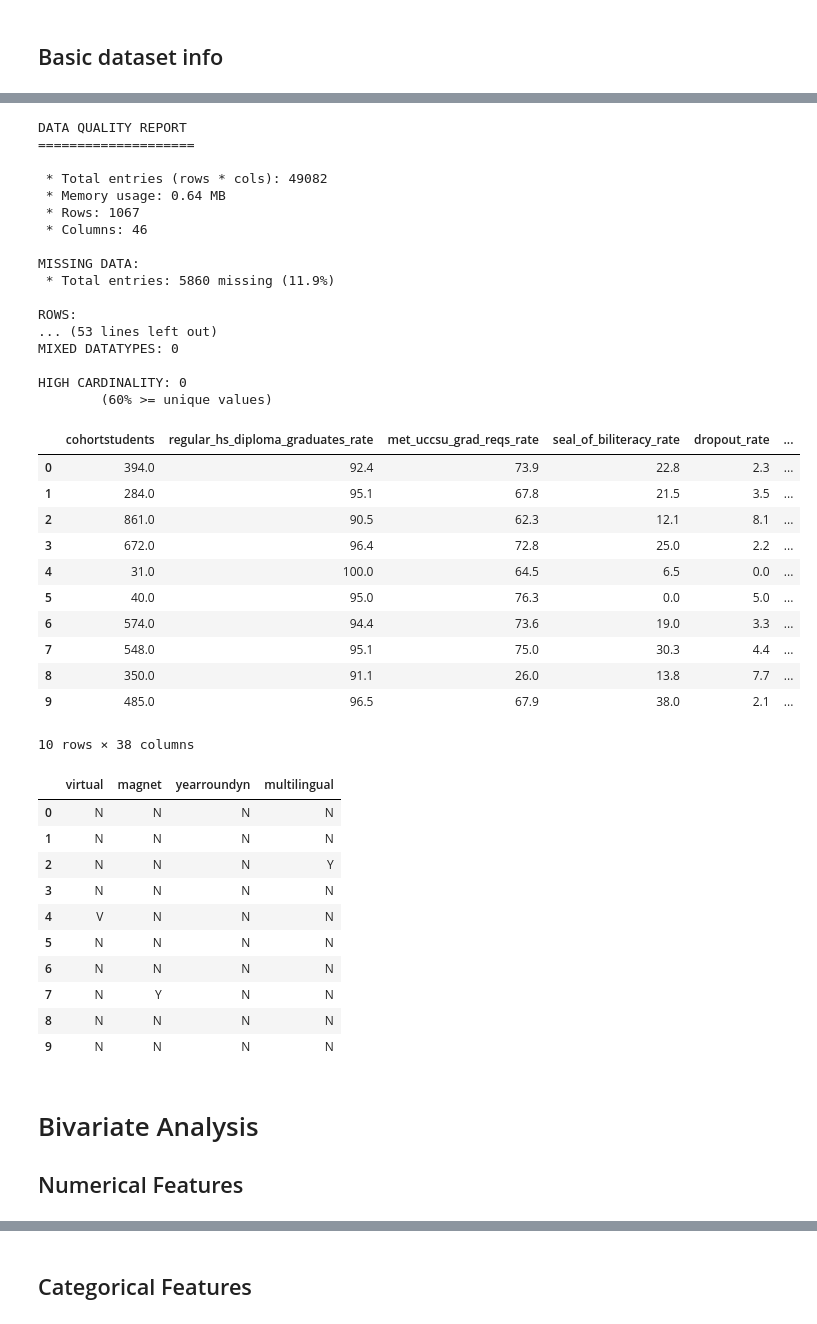
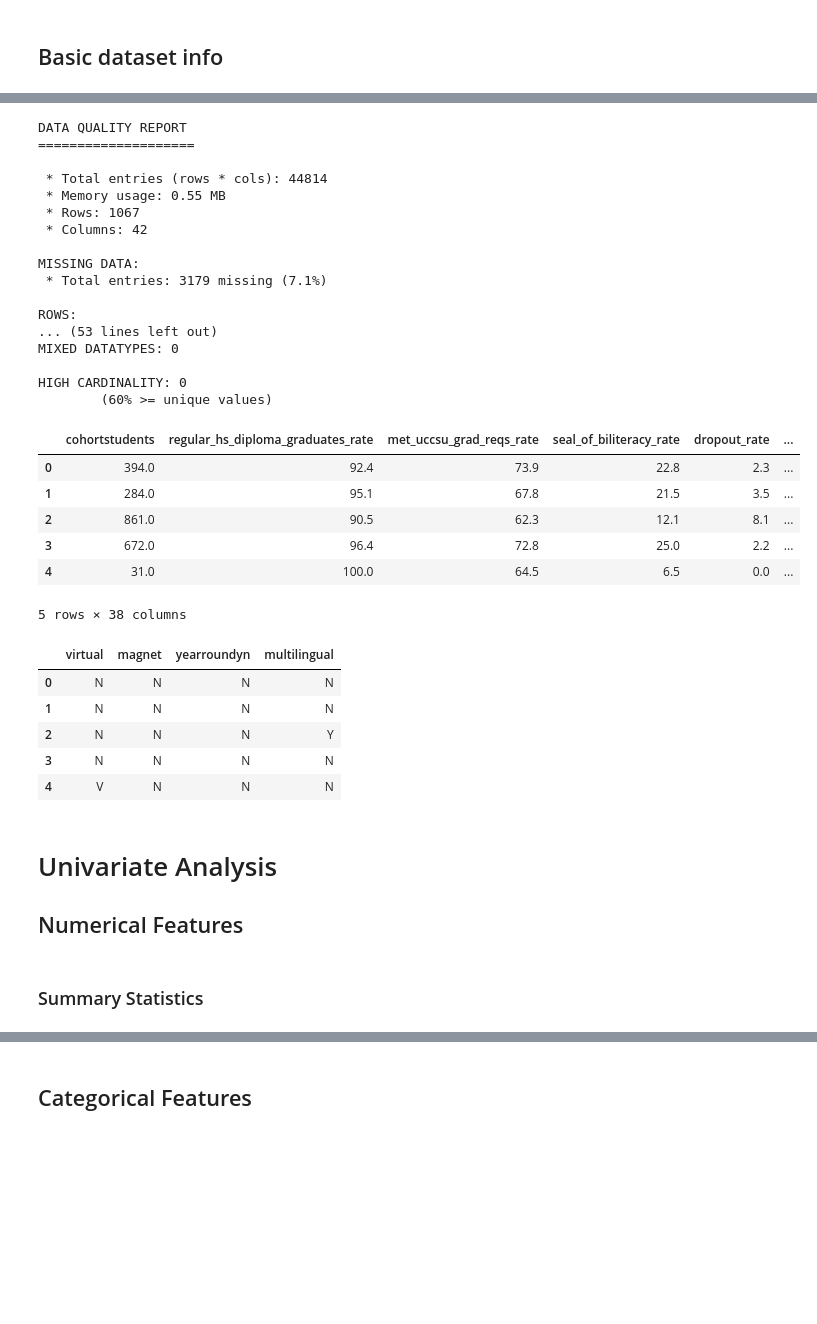
Before and after one commit to junclemente/ads599-capstone_project, a Jupyter notebook: library/02_data_exploration-univariate.ipynb, the cells around one changed output, grey strips where cells are left out. Saved outputs shown, nothing was run; the diff lists cells and outputs as text; code cells hidden in the pictures; blank space fills up the shorter version.

Commit message:
feat: update univariate analysis

```diff
--- a/library/02_data_exploration-univariate.ipynb
+++ b/library/02_data_exploration-univariate.ipynb
@@ -40,5 +40,9 @@ data_folder = Path("../data")
 
 df = pd.read_pickle(data_folder / "ews_dataset.pkl")
 
+id_columns = ['cdscode', 'latitude', 'longitude', 'county']
+
+df = df.drop(columns=id_columns)
+
 df.head()
 # %% [output]
@@ -97,13 +101,13 @@ jrep.data_quality(df, show_columns=True)
 DATA QUALITY REPORT
 ====================
 
- * Total entries (rows * cols): 49082
- * Memory usage: 0.64 MB
+ * Total entries (rows * cols): 44814
+ * Memory usage: 0.55 MB
  * Rows: 1067
- * Columns: 46
+ * Columns: 42
 
 MISSING DATA:
- * Total entries: 5860 missing (11.9%)
+ * Total entries: 3179 missing (7.1%)
 
 ROWS:
 ... (53 lines left out)
@@ -114,26 +118,25 @@ HIGH CARDINALITY: 0
 # %%
 # list features and target
 target = "regular_hs_diploma_graduates_rate"
-num_cols = ['cohortstudents', 'regular_hs_diploma_graduates_rate', 'met_uccsu_grad_reqs_rate', 'seal_of_biliteracy_rate', 'dropout_rate', 'still_enrolled_rate', 'chronicabsenteeismrate', 'eligible_cumulative_enrollment', 'unexcused_absences_percent', 'outofschool_suspension_absences_percent', 'percent__eligible_free_k12', 'frpm_count_k12', 'stu_tch_ratio', 'stu_adm_ratio', 'stu_psv_ratio', 'pct_associate', 'pct_bachelors', 'pct_bachelors_plus', 'pct_master', 'pct_master_plus', 'pct_doctorate', 'pct_juris_doctor', 'pct_no_degree', 'pct_experienced', 'pct_inexperienced', 'pct_first_year', 'pct_second_year', 'grade_retention_ratio', 'pct_hs_enrollment', 'pct_senior_cohort', 'pct_unsafe_gr11', 'pct_safe_gr11', 'pct_neutral_gr11', 'avg_safety_score', 'high_conn', 'low_conn', 'conn_ratio', 'school_climate_index']
+num_cols = df.select_dtypes(include='number').columns.to_list()
 
-cat_cols = ['virtual', 'magnet', 'yearroundyn', 'multilingual']
+cat_cols = df.select_dtypes(exclude='number').columns.to_list()
 # %%
-df[num_cols].head(10)
+df_num = df[num_cols].copy()
+
+df_num.head()
 # %% [output]
 |  | cohortstudents | regular_hs_diploma_graduates_rate | met_uccsu_grad_reqs_rate | seal_of_biliteracy_rate | dropout_rate | ... |
 | 0 | 394.0 | 92.4 | 73.9 | 22.8 | 2.3 | ... |
 | 1 | 284.0 | 95.1 | 67.8 | 21.5 | 3.5 | ... |
 | 2 | 861.0 | 90.5 | 62.3 | 12.1 | 8.1 | ... |
 | 3 | 672.0 | 96.4 | 72.8 | 25.0 | 2.2 | ... |
 | 4 | 31.0 | 100.0 | 64.5 | 6.5 | 0.0 | ... |
-| 5 | 40.0 | 95.0 | 76.3 | 0.0 | 5.0 | ... |
-| 6 | 574.0 | 94.4 | 73.6 | 19.0 | 3.3 | ... |
-| 7 | 548.0 | 95.1 | 75.0 | 30.3 | 4.4 | ... |
-| 8 | 350.0 | 91.1 | 26.0 | 13.8 | 7.7 | ... |
-| 9 | 485.0 | 96.5 | 67.9 | 38.0 | 2.1 | ... |
-10 rows × 38 columns
+5 rows × 38 columns
 # %%
-df[cat_cols].head(10)
+df_cat = df[cat_cols].copy()
+
+df_cat.head()
 # %% [output]
 |  | virtual | magnet | yearroundyn | multilingual |
 | 0 | N | N | N | N |
@@ -141,13 +144,10 @@ df[cat_cols].head(10)
 | 2 | N | N | N | Y |
 | 3 | N | N | N | N |
 | 4 | V | N | N | N |
-| 5 | N | N | N | N |
-| 6 | N | N | N | N |
-| 7 | N | Y | N | N |
-| 8 | N | N | N | N |
-| 9 | N | N | N | N |
 # %% [markdown]
-# Bivariate Analysis
+# Univariate Analysis
 
 ## Numerical Features
+# %% [markdown]
+### Summary Statistics
 # %%
```
Also changed, not shown: parts of 11 cells of this notebook.
